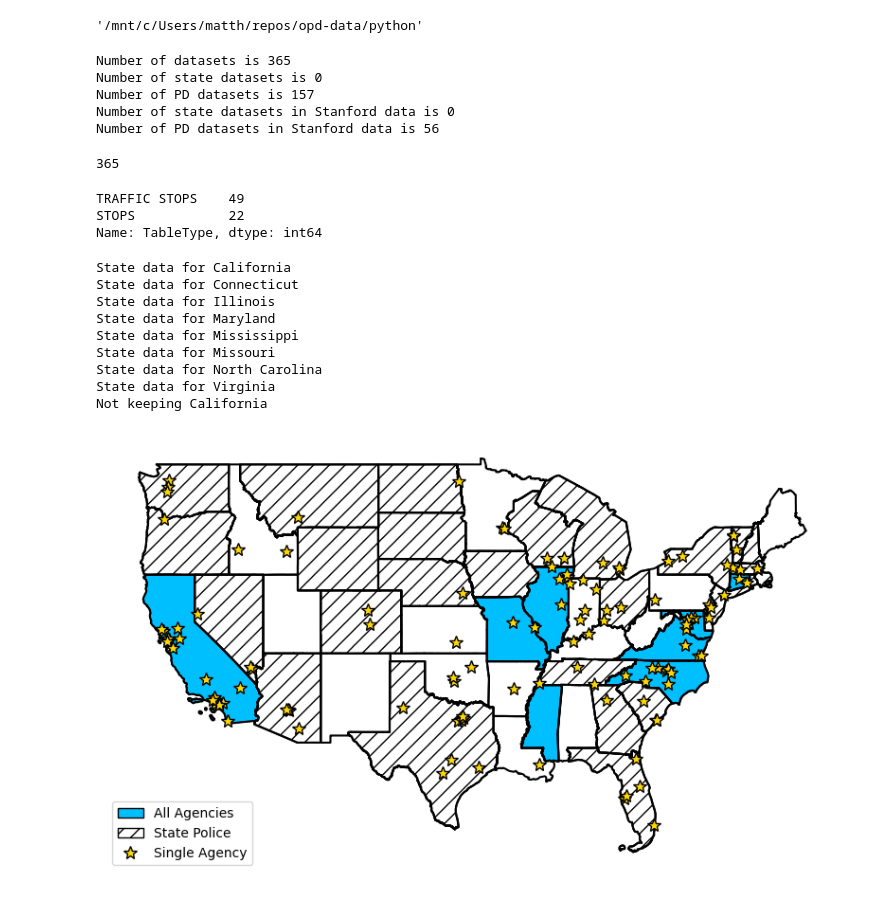
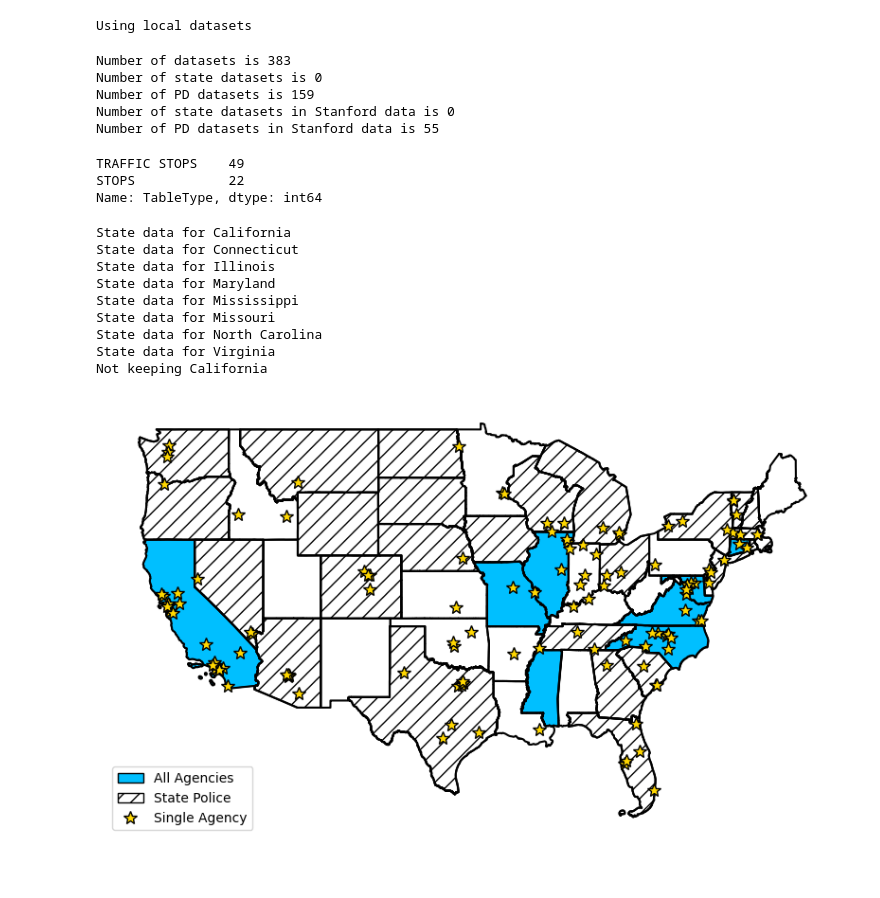
Before and after one commit to openpolicedata/opd-data, a Jupyter notebook: python/gen_sources_map.ipynb, the cells around one changed output. Cells and saved outputs as stored; diff of their text form; code cells hidden in the pictures.

```diff
--- a/python/gen_sources_map.ipynb
+++ b/python/gen_sources_map.ipynb
@@ -16,8 +16,17 @@ except:
 
 import os
 os.getcwd()
+
+csvfile = None
+csvfile = "../opd_source_table.csv"
+if csvfile != None:
+    import os
+    if not os.path.exists(csvfile):
+        raise ValueError(f"Unable to find {csvfile}")
+    print("Using local datasets")
+    opd.datasets.datasets = opd.datasets._build(csvfile)
 # %% [output]
-'/mnt/c/Users/matth/repos/opd-data/python'
+Using local datasets
 # %%
 us_state_abbrev = {
     'AL' : 'Alabama',
@@ -115,15 +124,12 @@ df_stanford = df[df.URL.str.contains("stanford.edu")]
 num_state_stanford = (df_stanford["Agency"]=="MULTI").sum()
 print(f"Number of state datasets in Stanford data is {num_state_stanford}")
 print(f"Number of PD datasets in Stanford data is {len(df_stanford)-num_state_stanford}")
-
-opd.datasets.num_unique()
 # %% [output]
-Number of datasets is 365
+Number of datasets is 383
 Number of state datasets is 0
-Number of PD datasets is 157
+Number of PD datasets is 159
 Number of state datasets in Stanford data is 0
-Number of PD datasets in Stanford data is 56
+Number of PD datasets in Stanford data is 55
-365
 # %%
 datasets = opd.datasets.query()
 df = datasets.drop_duplicates(subset=["State","SourceName","Agency","TableType"])
@@ -223,6 +229,9 @@ for i in range(len(datasets)):
             elif city_name=="Dumfries" and abbrev=="VA":
                 lat = 38.567778
                 lon = -77.324722
+            elif city_name=="Ferndale" and abbrev=="MI":
+                lat = 42.461572
+                lon = -83.134615
             else:
                 print(f"Skipping {city_name}, {abbrev}. Unable to get place")
                 continue
@@ -231,31 +240,31 @@ for i in range(len(datasets)):
         except:
             print(f"Skipping {city_name}, {abbrev}. Unable to plot")
     else:
         county_name = datasets.iloc[i]["SourceName"].replace("Police Department","").strip()
         fips = state_codes[abbrev]
         with warnings.catch_warnings():
             warnings.simplefilter("ignore")
             df = county_df[county_df["STATEFP"]==fips]
             df = df[county_df["NAMELSAD"]==county_name]
             a = df.centroid
         try:
             ax.plot(a.x, a.y, marker="*", markeredgecolor="k" ,markerfacecolor="gold", markersize=markersize)
         except:
             print(f"Skipping {county_name}, {abbrev}. Unable to plot")
 
     skip.append((datasets.iloc[i]["State"],datasets.iloc[i]["Agency"]))
 
 plt.axis('off')
 if show_legend:
     ax.legend(handles=[state_patch, state_police_patch, star], loc="lower left")
 # %% [output]
 State data for California
 State data for Connecticut
 State data for Illinois
 State data for Maryland
 State data for Mississippi
 State data for Missouri
 State data for North Carolina
 State data for Virginia
 Not keeping California
-[figure, old version]
+[figure, new version]
```
Also changed, not shown: 2 other files.
